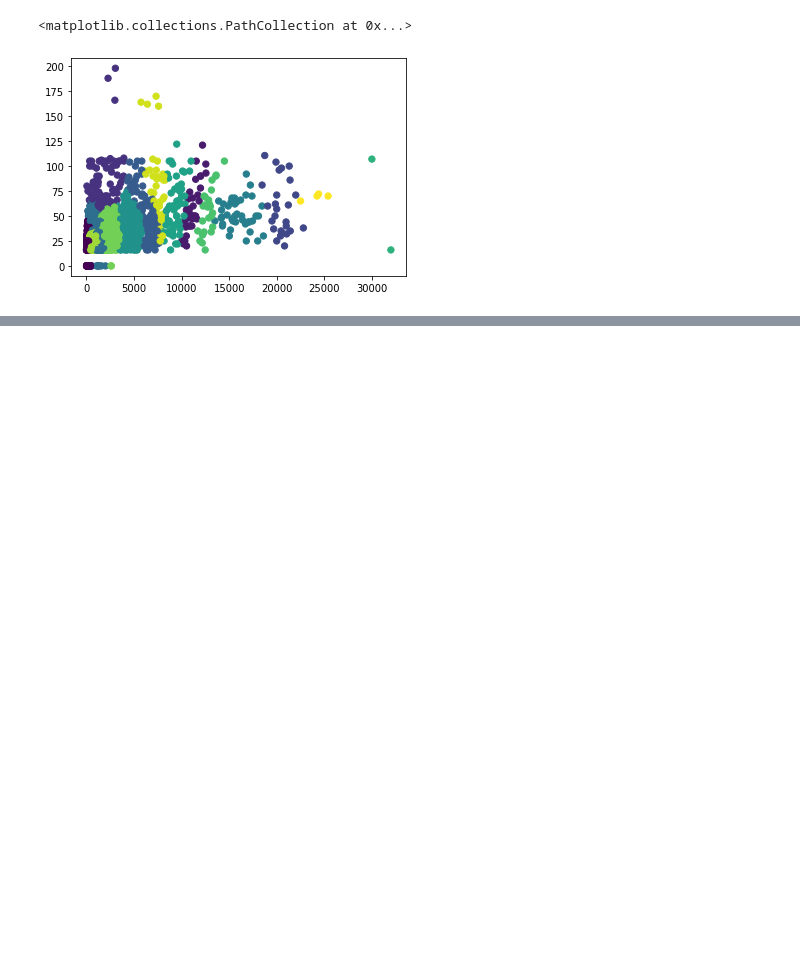
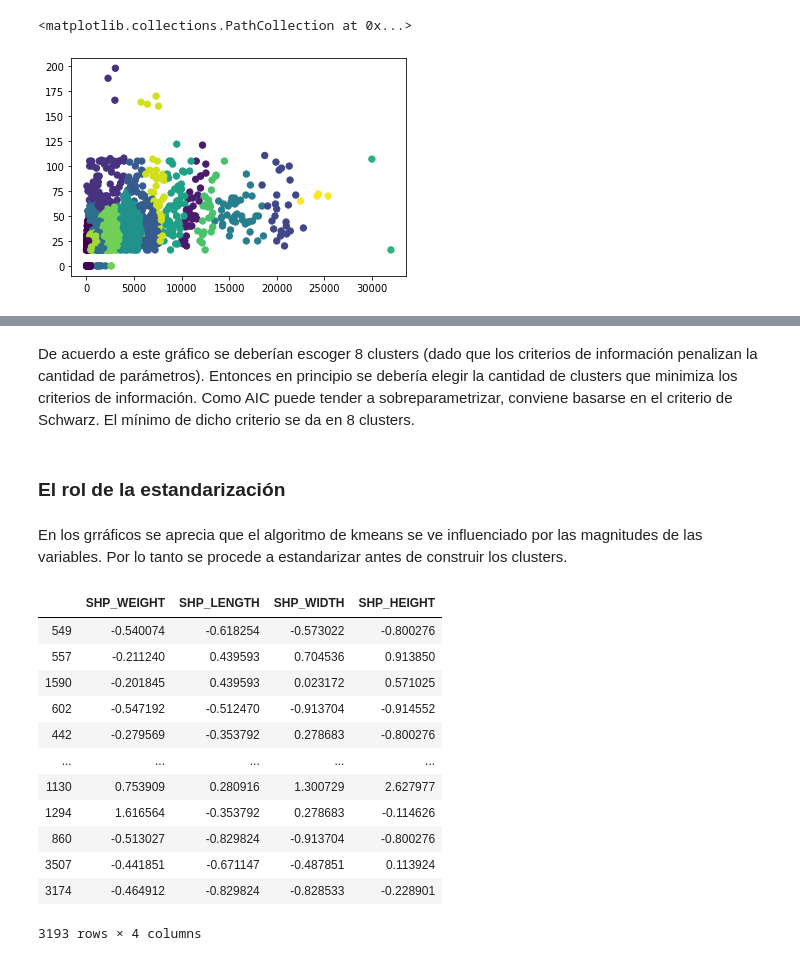
Before and after one commit to fyghero/mentoria_diplodatos2019, a Jupyter notebook: tp5/AprendizajeNoSupervisado.ipynb, the cells around one changed output, grey strips where cells are left out. Saved outputs shown, nothing was run; the diff lists cells and outputs as text; code cells hidden in the pictures; blank space fills up the shorter version.

```diff
--- a/tp5/AprendizajeNoSupervisado.ipynb
+++ b/tp5/AprendizajeNoSupervisado.ipynb
@@ -401,0 +399,25 @@ plt.scatter(y_train['SHP_WEIGHT'], y_train['SHP_LENGTH'], c=labels, s=40, cmap='
+# %% [markdown]
+De acuerdo a este gráfico se deberían escoger 8 clusters (dado que los criterios de información penalizan la cantidad de parámetros). Entonces en principio se debería elegir la cantidad de clusters que minimiza los criterios de información. Como AIC puede tender a sobreparametrizar, conviene basarse en el criterio de Schwarz. El mínimo de dicho criterio se da en 8 clusters.
+# %% [markdown]
+### El rol de la estandarización
+# %% [markdown]
+En los grráficos se aprecia que el algoritmo de kmeans se ve influenciado por las magnitudes de las variables.
+Por lo tanto se procede a estandarizar antes de construir los clusters.
+# %%
+scaled_y_train = StandardScaler().fit_transform(y_train.values)
+scaled_y_train = pd.DataFrame(scaled_y_train, index=y_train.index, columns=y_train.columns)
+scaled_y_train
+# %% [output]
+|  | SHP_WEIGHT | SHP_LENGTH | SHP_WIDTH | SHP_HEIGHT |
+| 549 | -0.540074 | -0.618254 | -0.573022 | -0.800276 |
+| 557 | -0.211240 | 0.439593 | 0.704536 | 0.913850 |
+| 1590 | -0.201845 | 0.439593 | 0.023172 | 0.571025 |
+| 602 | -0.547192 | -0.512470 | -0.913704 | -0.914552 |
+| 442 | -0.279569 | -0.353792 | 0.278683 | -0.800276 |
+| ... | ... | ... | ... | ... |
+| 1130 | 0.753909 | 0.280916 | 1.300729 | 2.627977 |
+| 1294 | 1.616564 | -0.353792 | 0.278683 | -0.114626 |
+| 860 | -0.513027 | -0.829824 | -0.913704 | -0.800276 |
+| 3507 | -0.441851 | -0.671147 | -0.487851 | 0.113924 |
+| 3174 | -0.464912 | -0.829824 | -0.828533 | -0.228901 |
+3193 rows × 4 columns
```
Also changed, not shown: parts of 11 cells of this notebook.
